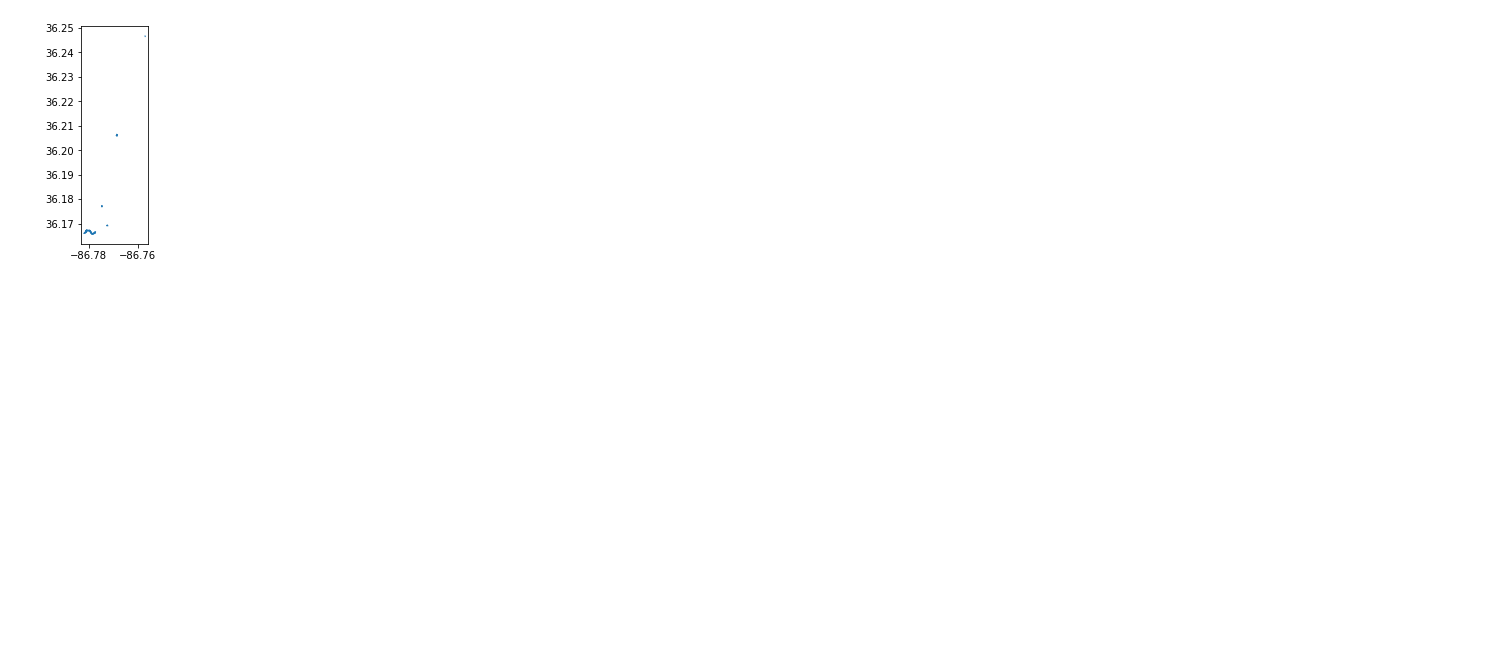
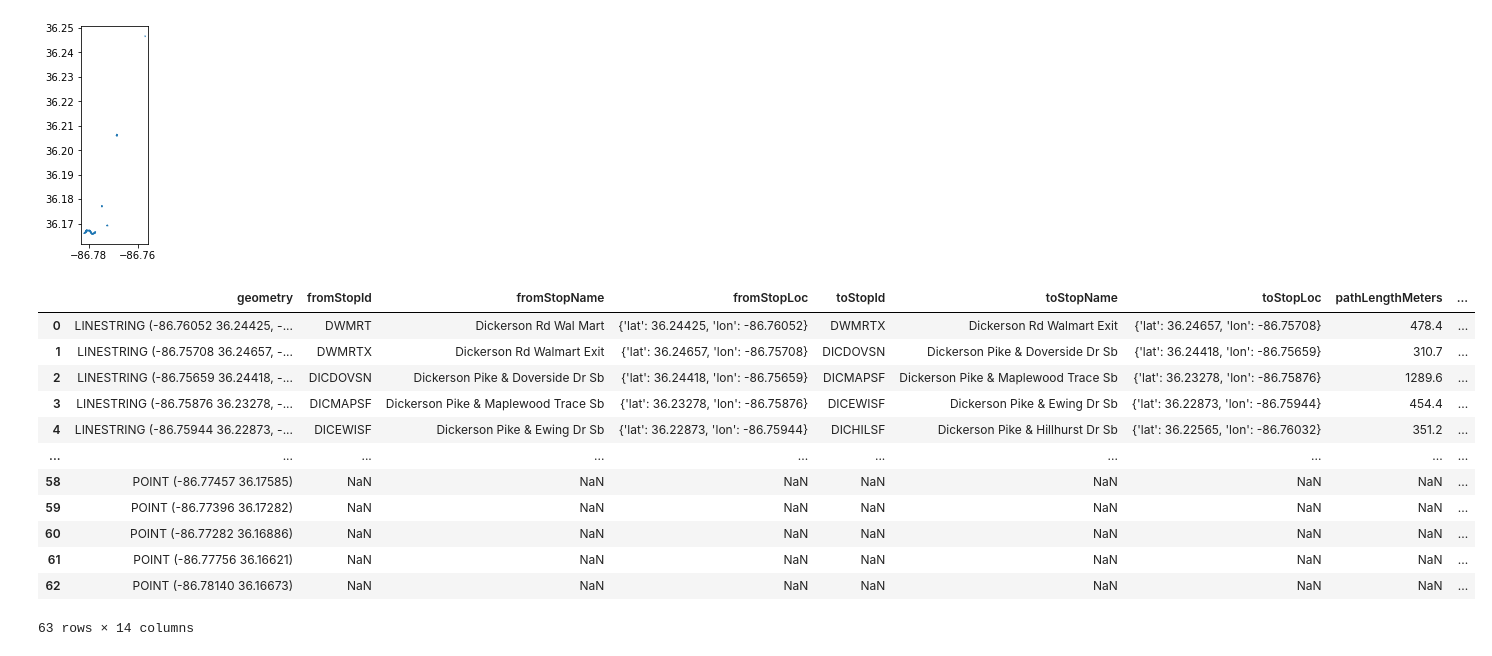
Before and after one commit to patlyons/wego-hades, a Jupyter notebook: notebooks/inbound_offpeak_wego_dc.ipynb, the cells around one changed output. Drawn from its saved outputs; the diff is of its cells as text; code cells hidden in the pictures; blank space fills up the shorter version.

```diff
--- a/notebooks/inbound_offpeak_wego_dc.ipynb
+++ b/notebooks/inbound_offpeak_wego_dc.ipynb
@@ -522,3 +522,27 @@ slow_offpin_inschool.plot()
 # %% [output]
 <AxesSubplot:>
 [figure]
+# %%
+stsparams = {
+    'direction': '1',
+    'startDate': '04-01-2022',
+    'endDate' : '04-30-2022',
+    'format' : 'geojson',
+}
+# %%
+inbound23_sts_df = gpd.GeoDataFrame.from_features(requests.get(URL, params = stsparams, headers = headers).json()['features'])
+inbound23_sts_df
+# %% [output]
+|  | geometry | fromStopId | fromStopName | fromStopLoc | toStopId | toStopName | toStopLoc | pathLengthMeters | ... |
+| 0 | LINESTRING (-86.76052 36.24425, -... | DWMRT | Dickerson Rd Wal Mart | {'lat': 36.24425, 'lon': -86.76052} | DWMRTX | Dickerson Rd Walmart Exit | {'lat': 36.24657, 'lon': -86.75708} | 478.4 | ... |
+| 1 | LINESTRING (-86.75708 36.24657, -... | DWMRTX | Dickerson Rd Walmart Exit | {'lat': 36.24657, 'lon': -86.75708} | DICDOVSN | Dickerson Pike & Doverside Dr Sb | {'lat': 36.24418, 'lon': -86.75659} | 310.7 | ... |
+| 2 | LINESTRING (-86.75659 36.24418, -... | DICDOVSN | Dickerson Pike & Doverside Dr Sb | {'lat': 36.24418, 'lon': -86.75659} | DICMAPSF | Dickerson Pike & Maplewood Trace Sb | {'lat': 36.23278, 'lon': -86.75876} | 1289.6 | ... |
+| 3 | LINESTRING (-86.75876 36.23278, -... | DICMAPSF | Dickerson Pike & Maplewood Trace Sb | {'lat': 36.23278, 'lon': -86.75876} | DICEWISF | Dickerson Pike & Ewing Dr Sb | {'lat': 36.22873, 'lon': -86.75944} | 454.4 | ... |
+| 4 | LINESTRING (-86.75944 36.22873, -... | DICEWISF | Dickerson Pike & Ewing Dr Sb | {'lat': 36.22873, 'lon': -86.75944} | DICHILSF | Dickerson Pike & Hillhurst Dr Sb | {'lat': 36.22565, 'lon': -86.76032} | 351.2 | ... |
+| ... | ... | ... | ... | ... | ... | ... | ... | ... | ... |
+| 58 | POINT (-86.77457 36.17585) | NaN | NaN | NaN | NaN | NaN | NaN | NaN | ... |
+| 59 | POINT (-86.77396 36.17282) | NaN | NaN | NaN | NaN | NaN | NaN | NaN | ... |
+| 60 | POINT (-86.77282 36.16886) | NaN | NaN | NaN | NaN | NaN | NaN | NaN | ... |
+| 61 | POINT (-86.77756 36.16621) | NaN | NaN | NaN | NaN | NaN | NaN | NaN | ... |
+| 62 | POINT (-86.78140 36.16673) | NaN | NaN | NaN | NaN | NaN | NaN | NaN | ... |
+63 rows × 14 columns
```
Also changed, not shown: parts of 6 cells of this notebook, 6 other files.
